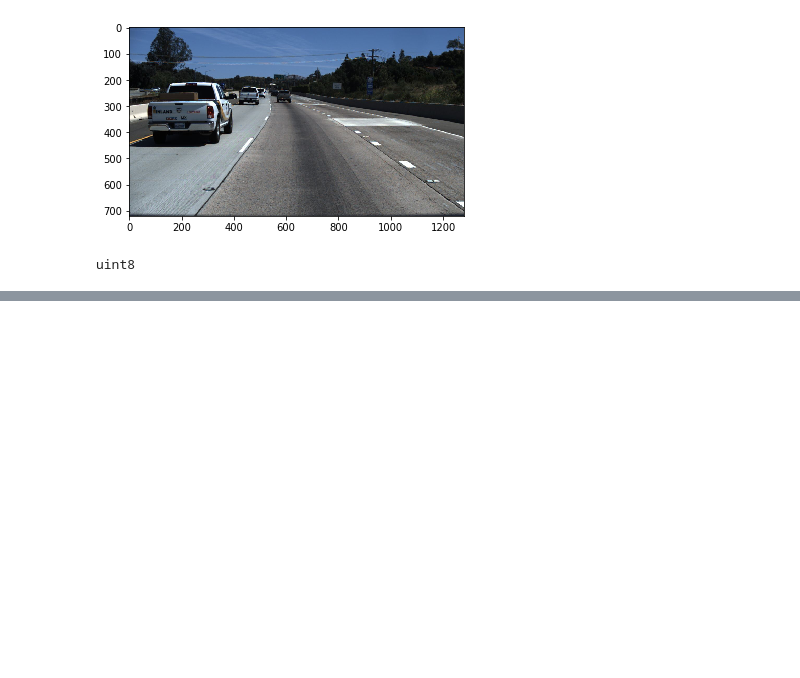
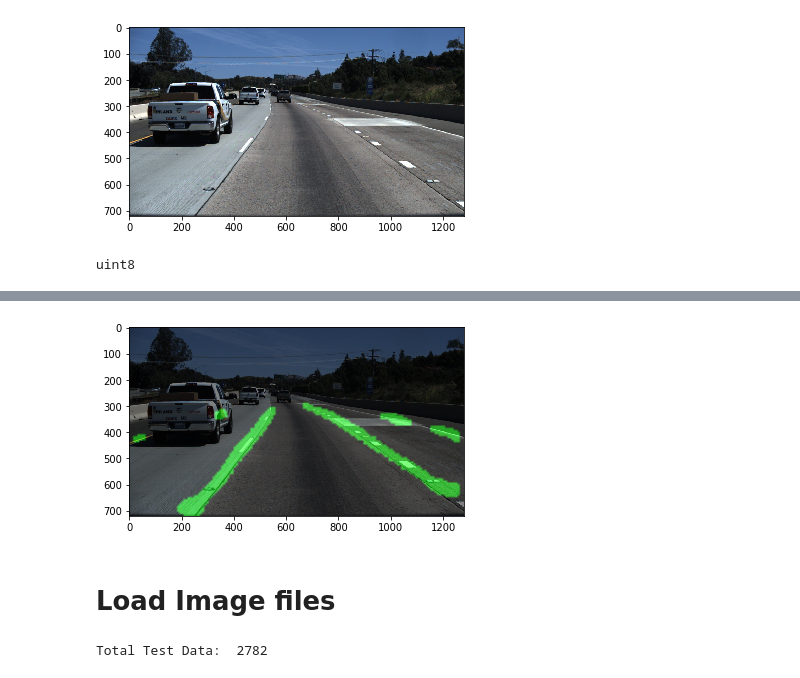
Before and after one commit to KiqueGar/Data_Lane, a Jupyter notebook: Modeled_Prediction.ipynb, the cells around one changed output, grey strips where cells are left out. Cells and saved outputs as stored; diff of their text form; code cells hidden in the pictures; blank space fills up the shorter version.

```diff
--- a/Modeled_Prediction.ipynb
+++ b/Modeled_Prediction.ipynb
@@ -40,7 +43,7 @@ _________________________________________________________________
 # %%
 ### LOAD HERE POLYNOMIAL MODEL
 # %%
-def _maskThresh(channel, low_limit=0, high_limit=255):
+def _maskThresh(S_channel, low_limit=0, high_limit=255):
     """Takes single channel, outputs binary image"""
     s_binary=np.zeros_like(S_channel, dtype=np.uint8)
     s_binary[(S_channel>=low_limit) & (S_channel<=high_limit)]=1
@@ -55,7 +58,7 @@ def denormalize(evaluation):
     chan=255*chan/normalizer
     chan=np.uint8(chan)
     zeros=np.zeros_like(chan)
-    augmented=255*_toBinaryThresh(chan, 25,255)
+    augmented=255*_maskThresh(chan, 15,255)
     image=cv2.merge((zeros, augmented, zeros))
     #image=cv2.merge((zeros, chan, zeros))
     return image
@@ -69,6 +72,7 @@ def road_lanes(image):
     #Preprocess
     img = cv2.resize(img, None,fx=0.125, fy=0.125)
     scaled_size=np.zeros_like(img)
+    #Crop image
     img=img[10:,:,:]
     img[:11,:,:]=0
     #Conditioning for model
@@ -78,8 +82,16 @@ def road_lanes(image):
     #Get prediction
     prediction=lanes_model.predict(small_img)
     mask=denormalize(prediction)
-
+    kernel = np.ones((3,3),np.uint8)
+    #mask = cv2.erode(mask,kernel,iterations=1)
+    mask = cv2.morphologyEx(mask, cv2.MORPH_OPEN, kernel)
+    scaled_size[10:,:,:]=mask
+    scaled_size = cv2.resize(scaled_size, None, fx=8, fy=8)
     total_time=time.time()-t1
+    full=np.zeros_like(image)
 
 
+    #overlay=cv2.addWeighted(mask,0.5, img,0.5,0)
+    overlay=cv2.addWeighted(scaled_size,0.5, image,0.5,0)
+
     return img, mask, overlay, total_time
@@ -94,7 +108,8 @@ print(img.dtype)
 uint8
 # %%
 original, predicted, result, elapsed =road_lanes(img)
-print(elapsed)
+print("Elapsed time: ", elapsed)
 image=denormalize(result)
-plt.imshow(image)
+plt.imshow(result)
+plt.show()
 # %% [output]
@@ -101,0 +117,43 @@ NameError: name 'overlay' is not defined
+[figure, added]
+# %% [markdown]
+# Load Image files
+# %%
+data_path = "test_set/"
+json_test = [json.loads(line) for line in open('test_set/test_tasks_0627.json')]
+total_test_data=len(json_test)
+print("Total Test Data: ", total_test_data)
+def _get_data(json_list, index):
+    """Reads data from json"""
+    data = json_list[index]
+    lanes = data['lanes']
+    y_samples = data['h_samples']
+    raw_file = data['raw_file']
+    return [raw_file, lanes, y_samples]
+
+def generate_predictions(data, input_path="test_set/", debbug=False, output_dir="out_img/predicted/", save_big_mask= False):
+    """Takes data read from json, ouputs predicted mask"""
+    #Naming convention
+    path = os.path.dirname(data[0])
+    name = os.path.basename(path)
+    #Read Image
+    img = mpimg.imread(input_path +data[0])
+
+    #Predict
+    original, predicted, result, elapsed =road_lanes(img)
+
+    if save_big_mask:
+        print("save_big_mask not implemented!")
+        """
+        scaled_size=np.zeros_like((90,160,3))
+        scaled_size[10:,:,:]=mask
+        scaled_size = cv2.resize(scaled_size, None, fx=8, fy=8)
+        big
+        """
+    if debbug:
+        mpimg.imsave(output_dir + name +"_Feed.jpg", original)
+        mpimg.imsave(output_dir + name +"_Predicted.jpg", predicted)
+        mpimg.imsave(output_dir + name +"_Result.jpg", result)
+
+    return original, predicted, result, elapsed
+# %% [output]
+Total Test Data:  2782
```
Also changed, not shown: parts of 5 cells of this notebook, 3 other files.
